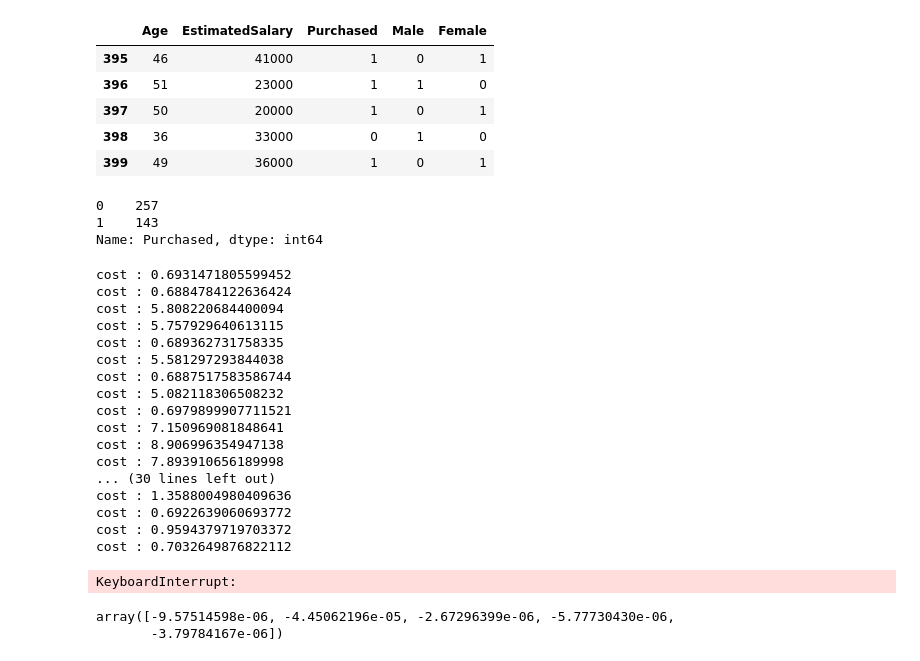
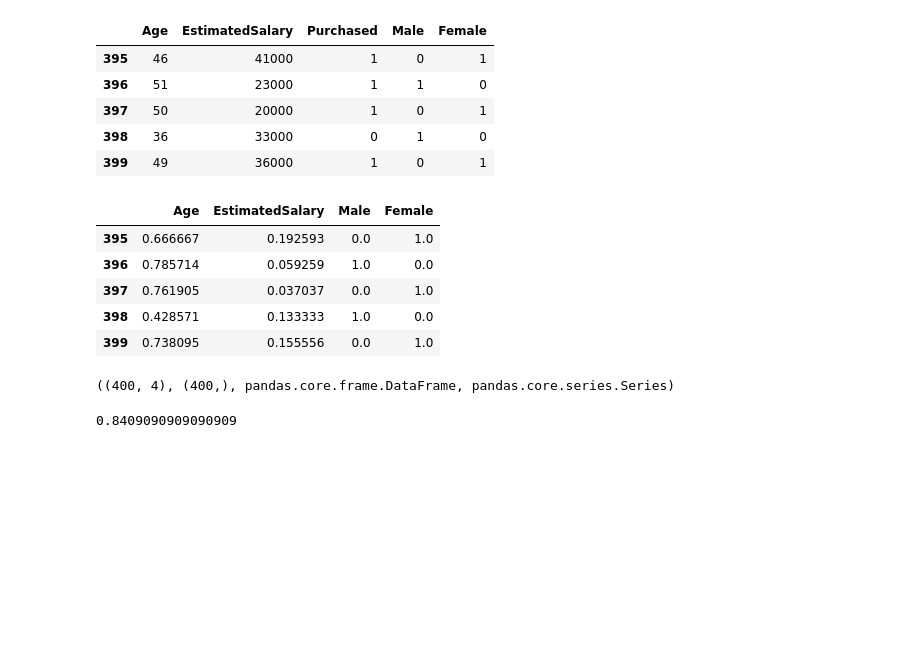
Before and after one commit to seokyeongheo/iot-data-practice, a Jupyter notebook: 2nd/logistic_tutorial_01.ipynb, the cells around one changed output. Cells and saved outputs as stored; diff of their text form; code cells hidden in the pictures; blank space fills up the shorter version.

Commit message:
iot-practice-2nd-logisticregression-02

```diff
--- a/2nd/Test logistic regression.ipynb
+++ b/2nd/logistic_tutorial_01.ipynb
@@ -100,3 +119,7 @@ memory usage: 15.7+ KB
+# %%
+from sklearn.preprocessing import MinMaxScaler
+
+scaler = MinMaxScaler()
 # %%
 data_raw['Male'] = data_raw['Gender'].apply(lambda x : 1 if x == 'Male' else 0)
 data_raw['Female'] = data_raw['Gender'].apply(lambda x : 1 if x == 'Female' else 0)
@@ -111,8 +134,9 @@ data_raw.tail()
 | 399 | 15594041 | Female | 49 | 36000 | 1 | 0 | 1 |
 # %%
 data_revise = data_raw.drop(['User ID', 'Gender'], axis=1)
-X_data = data_revise.drop('Purchased', axis=1)
+X_data = data_revise.drop(['Purchased'], axis=1)
 y_data = data_revise['Purchased']
+# y_data = data_revise.iloc[:, 2:3]
 data_revise.tail()
 # %% [output]
 |  | Age | EstimatedSalary | Purchased | Male | Female |
@@ -121,9 +145,20 @@ data_revise.tail()
 | 397 | 50 | 20000 | 1 | 0 | 1 |
 | 398 | 36 | 33000 | 0 | 1 | 0 |
 | 399 | 49 | 36000 | 1 | 0 | 1 |
-# %%
-data_revise.Purchased.value_counts()
-# %% [output]
-0    257
-1    143
-Name: Purchased, dtype: int64
+# %%
+# scaling
+
+X_scaled = scaler.fit_transform(X_data)
+X_data = pd.DataFrame(data=X_scaled, columns=X_data.columns)
+X_data.tail()
+# %% [output]
+|  | Age | EstimatedSalary | Male | Female |
+| 395 | 0.666667 | 0.192593 | 0.0 | 1.0 |
+| 396 | 0.785714 | 0.059259 | 1.0 | 0.0 |
+| 397 | 0.761905 | 0.037037 | 0.0 | 1.0 |
+| 398 | 0.428571 | 0.133333 | 1.0 | 0.0 |
+| 399 | 0.738095 | 0.155556 | 0.0 | 1.0 |
+# %%
+X_data.shape, y_data.shape, type(X_data), type(y_data)
+# %% [output]
+((400, 4), (400,), pandas.core.frame.DataFrame, pandas.core.series.Series)
@@ -130,28 +169,7 @@ Name: Purchased, dtype: int64
 # %%
-LR_1 = LogisticRegression(learning_rate=0.00000001, threshold=0.01, max_iterations=10000, verbose=True)
-LR_1.fit(X_data, y_data)
-y_pred = LR_1.predict(X_data)
+LR_1 = LogisticRegression(verbose=False, max_iterations=10000)
+LR_1.fit(X_train, y_train)
+y_pred = LR_1.predict(X_test)
+np.mean(y_pred==y_test)
 # %% [output]
-cost : 0.6931471805599452
-cost : 0.6884784122636424
-cost : 5.808220684400094
-cost : 5.757929640613115
-cost : 0.689362731758335
-cost : 5.581297293844038
-cost : 0.6887517583586744
-cost : 5.082118306508232
-cost : 0.6979899907711521
-cost : 7.150969081848641
-cost : 8.906996354947138
-cost : 7.893910656189998
-... (30 lines left out)
-cost : 1.3588004980409636
-cost : 0.6922639060693772
-cost : 0.9594379719703372
-cost : 0.7032649876822112
+0.8409090909090909
-KeyboardInterrupt:
-# %%
-LR_1.get_coeff()
-# %% [output]
-array([-9.57514598e-06, -4.45062196e-05, -2.67296399e-06, -5.77730430e-06,
-       -3.79784167e-06])
```
Also changed, not shown: parts of 7 cells of this notebook, 1 other file.
